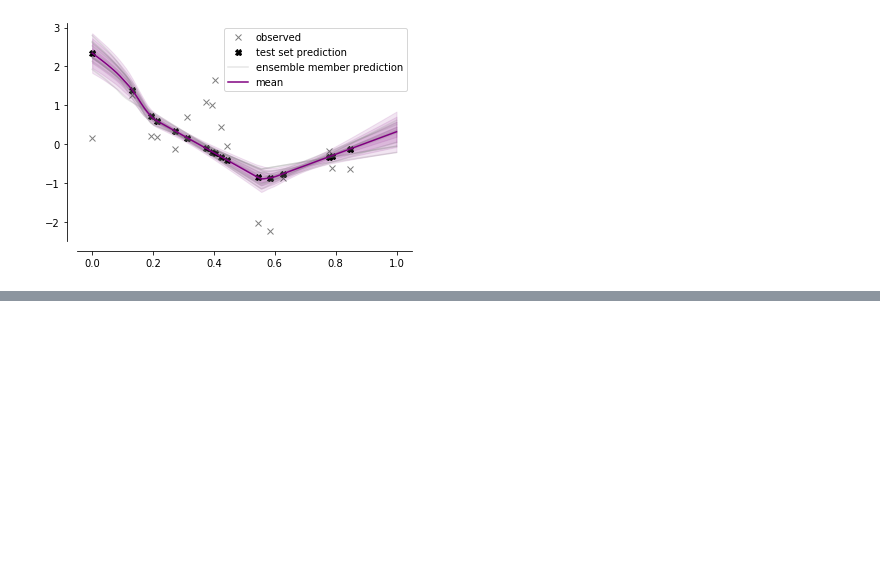
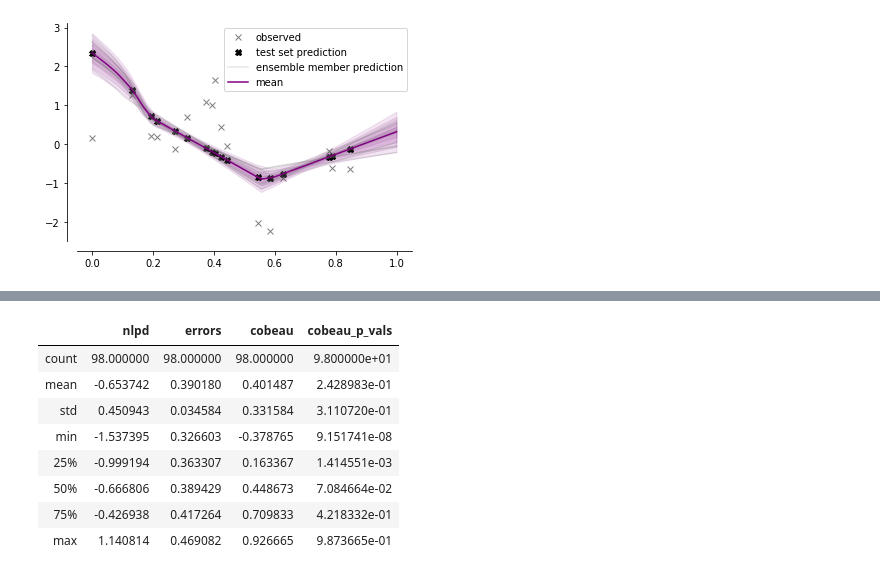
Before and after one commit to wooohoooo/uncertainty_regression_pytorch, a Jupyter notebook: models/analysis.ipynb, the cells around one changed output, grey strips where cells are left out. Cells and saved outputs as stored; diff of their text form; code cells hidden in the pictures; blank space fills up the shorter version.

```diff
--- a/models/analysis.ipynb
+++ b/models/analysis.ipynb
@@ -244,3 +266,15 @@ df.describe()
+# %%
+df2.describe()
+# %% [output]
+|  | nlpd | errors | cobeau | cobeau_p_vals |
+| count | 98.000000 | 98.000000 | 98.000000 | 9.800000e+01 |
+| mean | -0.653742 | 0.390180 | 0.401487 | 2.428983e-01 |
+| std | 0.450943 | 0.034584 | 0.331584 | 3.110720e-01 |
+| min | -1.537395 | 0.326603 | -0.378765 | 9.151741e-08 |
+| 25% | -0.999194 | 0.363307 | 0.163367 | 1.414551e-03 |
+| 50% | -0.666806 | 0.389429 | 0.448673 | 7.084664e-02 |
+| 75% | -0.426938 | 0.417264 | 0.709833 | 4.218332e-01 |
+| max | 1.140814 | 0.469082 | 0.926665 | 9.873665e-01 |
 # %%
 analyzer.outlier_keep_index[0].shape
 # %% [output]
```
Also changed, not shown: parts of 7 cells of this notebook, 1 other file.
